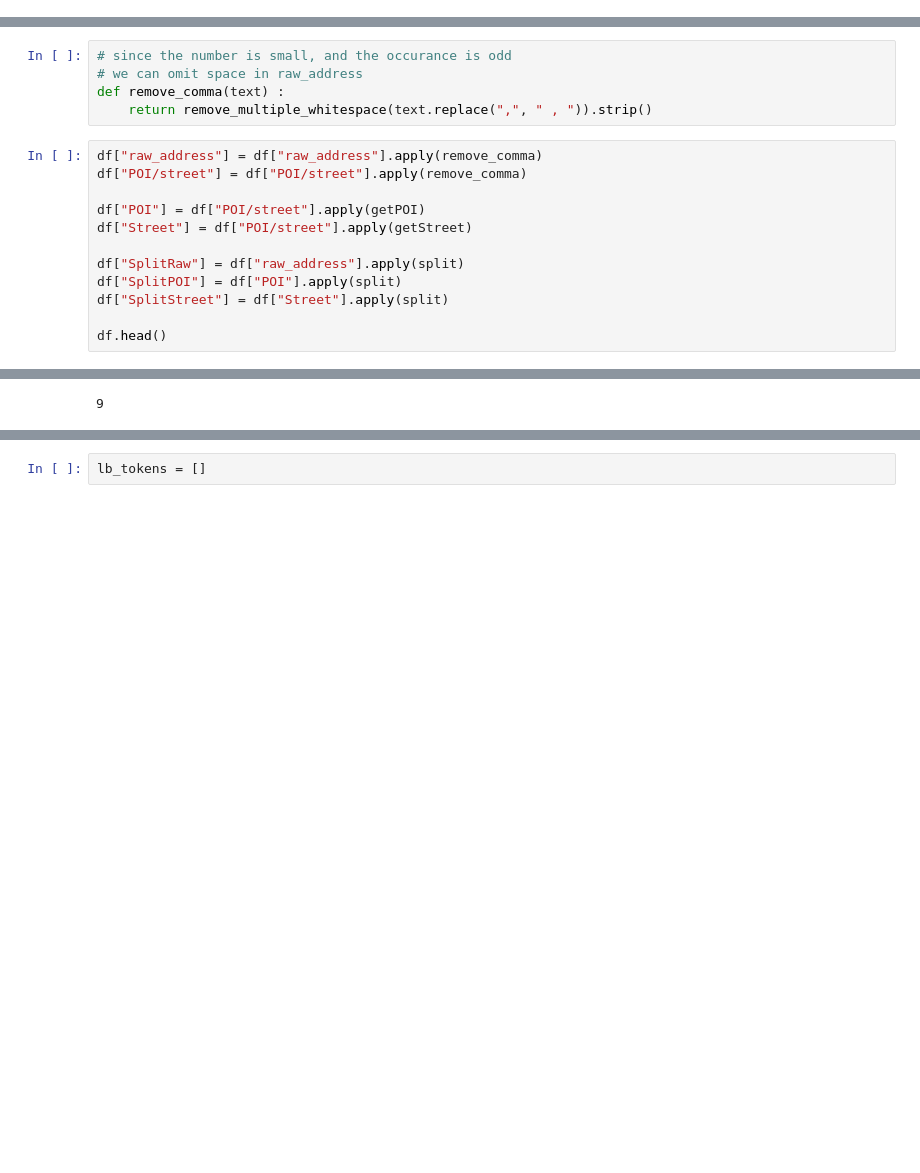
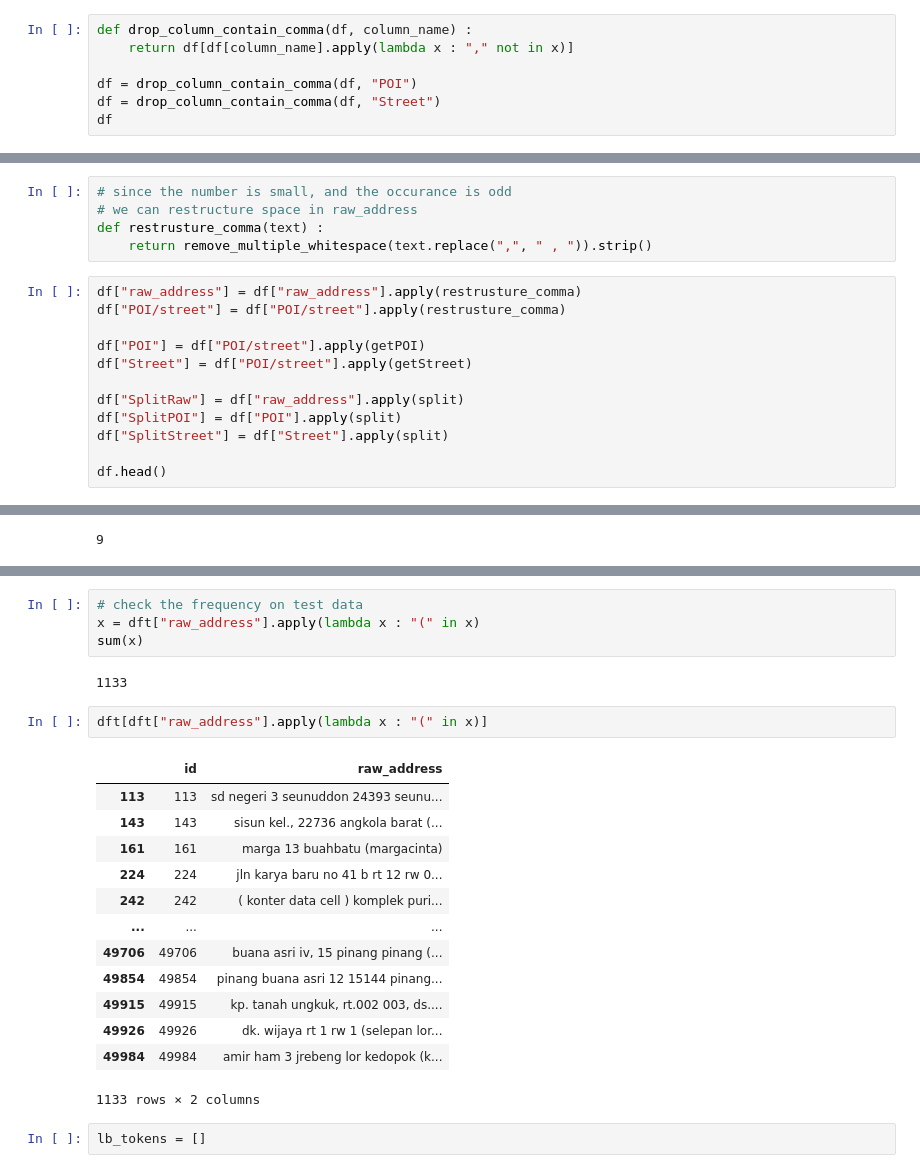
Before and after one commit to mhilmiasyrofi/AddressExtraction, a Jupyter notebook: Data-Preprocessing.ipynb, the cells around one changed output, grey strips where cells are left out. Saved outputs shown, nothing was run; the diff lists cells and outputs as text; blank space fills up the shorter version.

```diff
--- a/Data-Preprocessing.ipynb
+++ b/Data-Preprocessing.ipynb
@@ -208,0 +214,7 @@ count.most_common()[:15]
+# %%
+def drop_column_contain_comma(df, column_name) :
+    return df[df[column_name].apply(lambda x : "," not in x)]
+
+df = drop_column_contain_comma(df, "POI")
+df = drop_column_contain_comma(df, "Street")
+df
@@ -209,11 +235,11 @@ count.most_common()[:15]
 # %%
 # since the number is small, and the occurance is odd
-# we can omit space in raw_address
-def remove_comma(text) :
+# we can restructure space in raw_address
+def restrusture_comma(text) :
     return remove_multiple_whitespace(text.replace(",", " , ")).strip()
 # %%
-df["raw_address"] = df["raw_address"].apply(remove_comma)
-df["POI/street"] = df["POI/street"].apply(remove_comma)
+df["raw_address"] = df["raw_address"].apply(restrusture_comma)
+df["POI/street"] = df["POI/street"].apply(restrusture_comma)
 
 df["POI"] = df["POI/street"].apply(getPOI)
 df["Street"] = df["POI/street"].apply(getStreet)
@@ -245,3 +326,25 @@ sum(x)
+# %%
+# check the frequency on test data
+x = dft["raw_address"].apply(lambda x : "(" in x)
+sum(x)
+# %% [output]
+1133
+# %%
+dft[dft["raw_address"].apply(lambda x : "(" in x)]
+# %% [output]
+|  | id | raw_address |
+| 113 | 113 | sd negeri 3 seunuddon 24393 seunu... |
+| 143 | 143 | sisun kel., 22736 angkola barat (... |
+| 161 | 161 | marga 13 buahbatu (margacinta) |
+| 224 | 224 | jln karya baru no 41 b rt 12 rw 0... |
+| 242 | 242 | ( konter data cell ) komplek puri... |
+| ... | ... | ... |
+| 49706 | 49706 | buana asri iv, 15 pinang pinang (... |
+| 49854 | 49854 | pinang buana asri 12 15144 pinang... |
+| 49915 | 49915 | kp. tanah ungkuk, rt.002 003, ds.... |
+| 49926 | 49926 | dk. wijaya rt 1 rw 1 (selepan lor... |
+| 49984 | 49984 | amir ham 3 jrebeng lor kedopok (k... |
+1133 rows × 2 columns
 # %%
 lb_tokens = []
 # %%
```
Also changed, not shown: parts of 24 cells of this notebook, 5 other files.
